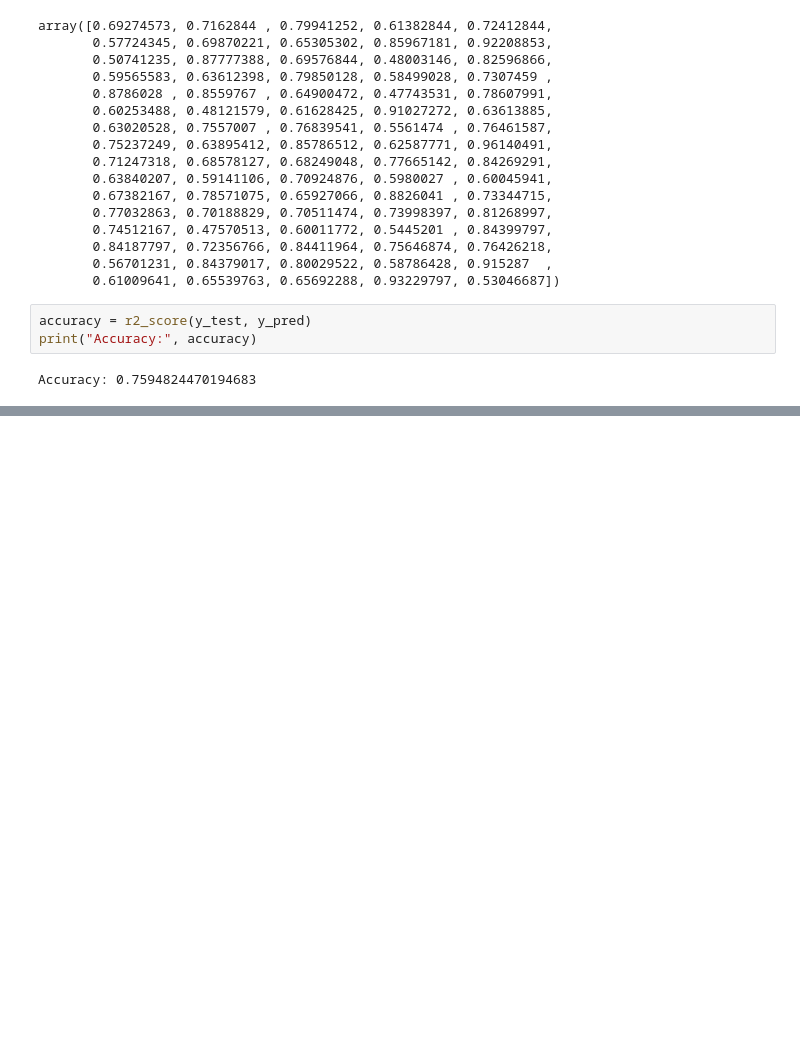
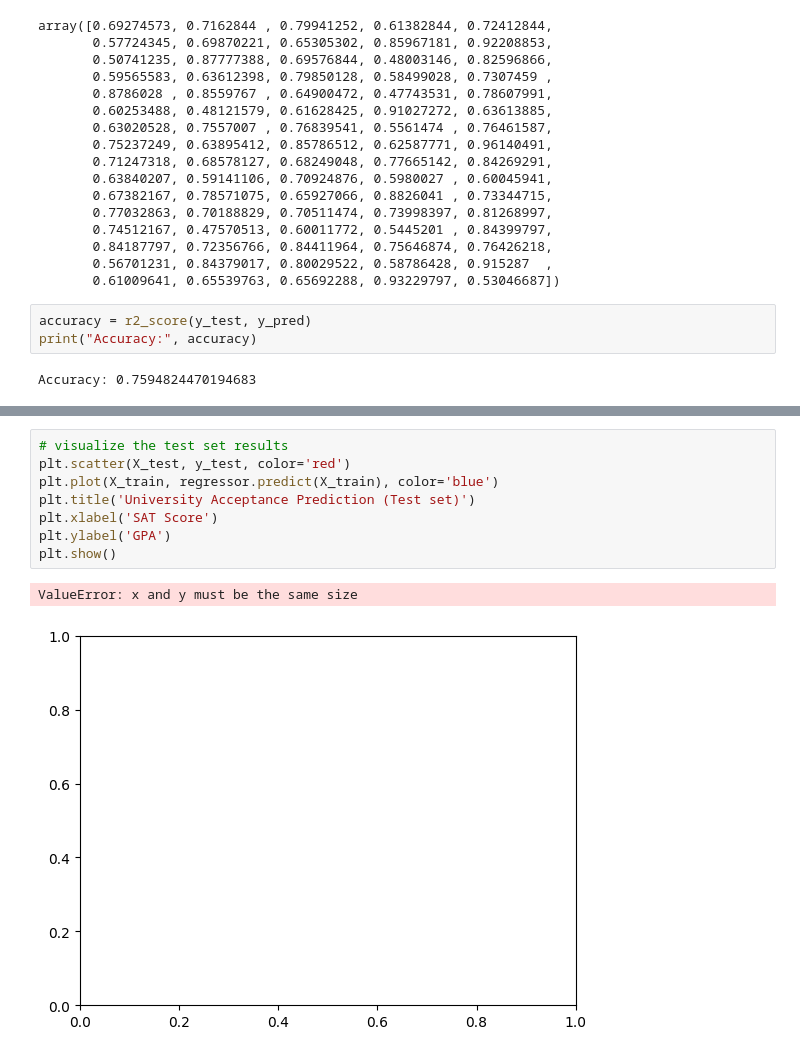
Before and after one commit to m51k/AcceptAssist, a Jupyter notebook: ML/Linear_Regression/linearRegression.ipynb, the cells around one changed output, grey strips where cells are left out. Drawn from its saved outputs; the diff is of its cells as text; blank space fills up the shorter version.

```diff
--- a/ML/Linear_Regression/linearRegression.ipynb
+++ b/ML/Linear_Regression/linearRegression.ipynb
@@ -63,0 +84,11 @@ Accuracy: 0.7594824470194683
+# %%
+# visualize the test set results
+plt.scatter(X_test, y_test, color='red')
+plt.plot(X_train, regressor.predict(X_train), color='blue')
+plt.title('University Acceptance Prediction (Test set)')
+plt.xlabel('SAT Score')
+plt.ylabel('GPA')
+plt.show()
+# %% [output]
+ValueError: x and y must be the same size
+[figure, added]
```
Also changed, not shown: parts of 5 cells of this notebook.
